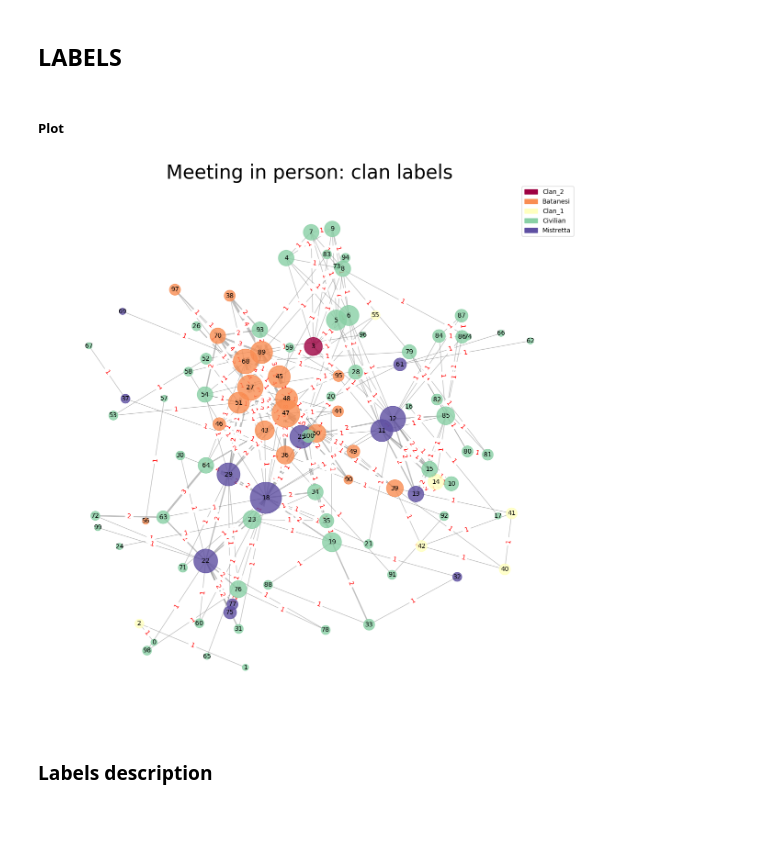
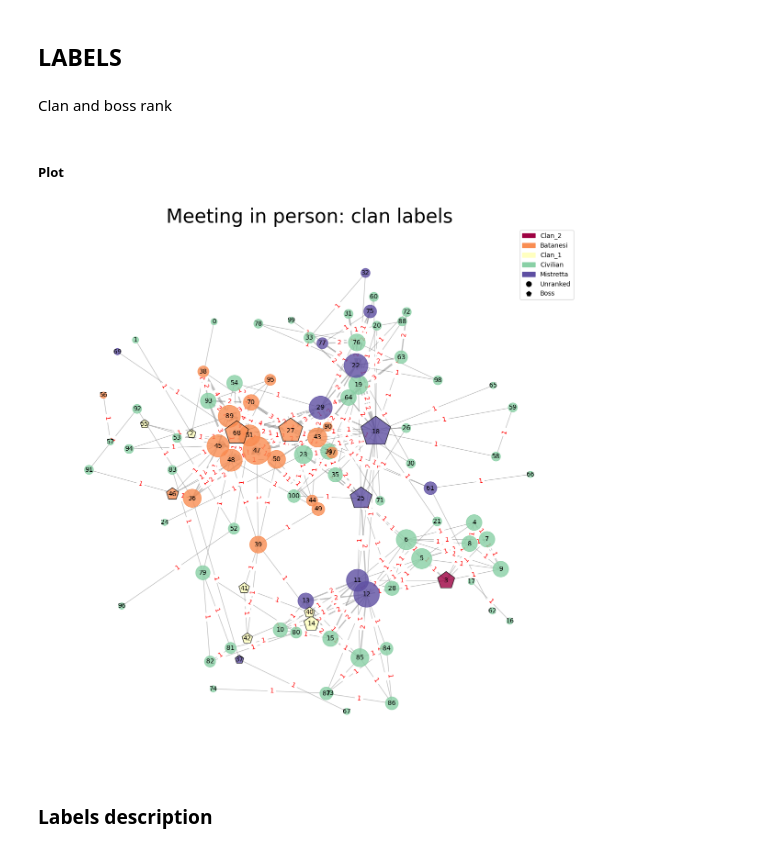
Before and after one commit to Enri98/mafia-network, a Jupyter notebook: project.ipynb, the cells around one changed output. Saved outputs shown, nothing was run; the diff lists cells and outputs as text; code cells hidden in the pictures; blank space fills up the shorter version.

```diff
--- a/project.ipynb
+++ b/project.ipynb
@@ -820,6 +820,8 @@ list(G.neighbors(70))
 [68, 54, 89, 93, 27, 97]
 # %% [markdown]
 ## LABELS
+# %% [markdown]
+Clan and boss rank
 # %%
 # labels for node 39 and 70 are proxy (for now I put the average of the neighbors)
 label_clan = {
@@ -929,53 +1036,77 @@ label_clan = {
 # Create new Graph with labels
 Gl = G.copy()
 
-# set the clan labels
+# set the clan and boss labels
 nx.set_node_attributes(Gl, values=label_clan, name='clan')
+nx.set_node_attributes(Gl, values=label_rank, name='rank')
 # %% [markdown]
 ##### Plot
 # %%
 # Extract unique labels and assign a color to each label
 unique_labels = list(set(label_clan.values()))
-cmap = cm.get_cmap('Spectral', len(unique_labels))  # Using 'hsv' colormap for distinct colors
+cmap = cm.get_cmap('Spectral', len(unique_labels))  # Using 'Spectral' colormap for distinct colors
 label_to_color = {label: cmap(i / len(unique_labels)) for i, label in enumerate(unique_labels)}
-
 
 # Create a list of colors for the nodes based on their labels
 node_colors = [label_to_color[label_clan[node]] for node in Gl.nodes()]
+
+# Define node shapes based on rank
+rank_to_shape = {'unranked': 'o', 'boss': 'p'}
+
+# Separate nodes by rank
+unranked_nodes = [node for node in Gl.nodes() if Gl.nodes[node].get('rank') == 'unranked']
+boss_nodes = [node for node in Gl.nodes() if Gl.nodes[node].get('rank') == 'boss']
+
+# Create separate size lists for unranked and boss nodes
+unranked_sizes = [node_sizes[list(Gl.nodes()).index(node)] for node in unranked_nodes]
+boss_sizes = [node_sizes[list(Gl.nodes()).index(node)] for node in boss_nodes]
 
 # Visualize the graph
 plt.figure(figsize=(15, 15))
 
 # Use spring layout with a higher k value to spread nodes apart
 pos = nx.spring_layout(Gl, k=0.5)
 
-# Drawing nodes with colors based on labels
-# node_sizes = [degree[node]*100 for node in Gl.nodes()]
-nx.draw_networkx_nodes(Gl, pos, node_size=node_sizes, alpha=0.8, node_color=node_colors)
+# Drawing unranked nodes
+nx.draw_networkx_nodes(Gl, pos, nodelist=unranked_nodes, node_shape=rank_to_shape['unranked'],
+                       node_size=unranked_sizes, alpha=0.8, node_color=[label_to_color[label_clan[node]] for node in unranked_nodes])
+
+# Drawing boss nodes
+nx.draw_networkx_nodes(Gl, pos, nodelist=boss_nodes, node_shape=rank_to_shape['boss'],
+                       node_size=boss_sizes, alpha=0.8, edgecolors='black', node_color=[label_to_color[label_clan[node]] for node in boss_nodes])
 
 # Drawing edges
 edge_weights = [Gl[u][v].get('weight', 1) for u, v in Gl.edges()]
 nx.draw_networkx_edges(Gl, pos, width=edge_weights, alpha=0.5, edge_color='gray')
 
 # Adding labels
 nx.draw_networkx_labels(Gl, pos, font_size=10, font_color='black')
 
 # Adding edge weight labels
 edge_labels = nx.get_edge_attributes(Gl, 'weight')
 nx.draw_networkx_edge_labels(Gl, pos, edge_labels=edge_labels, font_color='red')
 
 # Creating legend
-patches = [mpatches.Patch(color=label_to_color[label], label=label) for label in unique_labels]
-plt.legend(handles=patches, loc='best')
+# Clan color legend
+clan_patches = [mpatches.Patch(color=label_to_color[label], label=label) for label in unique_labels]
+
+# Rank shape legend
+rank_lines = [Line2D([0], [0], marker=rank_to_shape['unranked'], color='w', markerfacecolor='k', markersize=10, label='Unranked'),
+              Line2D([0], [0], marker=rank_to_shape['boss'], color='w', markerfacecolor='k', markersize=10, label='Boss')]
+
+# Combine legends
+legend_elements = clan_patches + rank_lines
+
+plt.legend(handles=legend_elements, loc='best')
 
 # Title
 plt.title('Meeting in person: clan labels', fontsize=30)
 
 # Show plot
 plt.axis('off')
 plt.show()
 # %% [output]
-[figure, old version]
+[figure, new version]
 # %% [markdown]
 ### Labels description
 # %%
```
Also changed, not shown: parts of 4 cells of this notebook.
